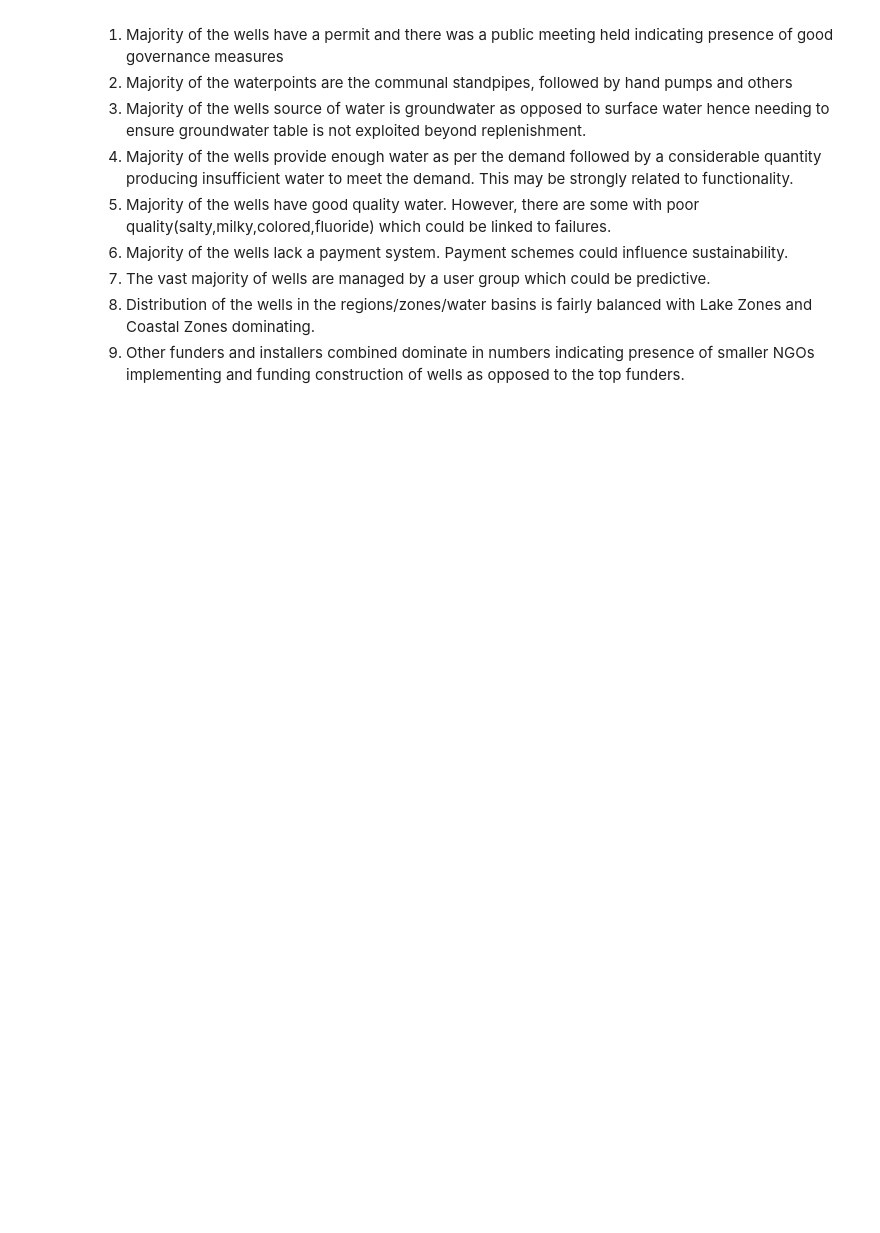
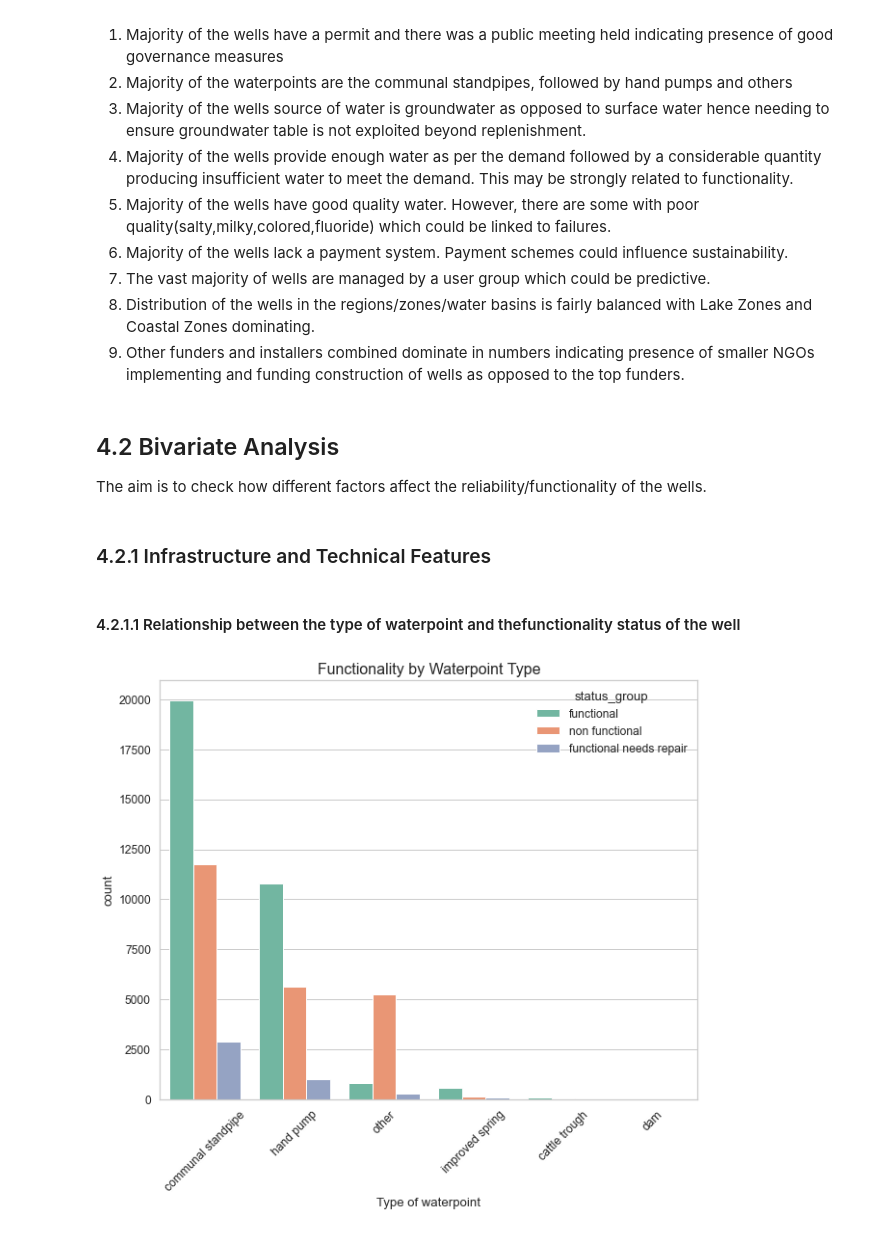
Before and after one commit to HuldahCR/Tanzanian_Water_Well_Risk_Model, a Jupyter notebook: notebooks/Tanzanian_Water_Well_Modeling.ipynb, the cells around one changed output. Drawn from its saved outputs; the diff is of its cells as text; code cells hidden in the pictures; blank space fills up the shorter version.

Commit message:
Bivariate and Multivariate EDA

```diff
--- a/notebooks/Tanzanian_Water_Well_Modeling.ipynb
+++ b/notebooks/Tanzanian_Water_Well_Modeling.ipynb
@@ -1716,3 +1717,20 @@ for col in categorical_cols:
 7. The vast majority of wells are managed by a user group which could be predictive.
 8. Distribution of the wells in the regions/zones/water basins is fairly balanced with Lake Zones and Coastal Zones dominating.
 9. Other funders and installers combined dominate in numbers indicating presence of smaller NGOs implementing and funding construction of wells as opposed to the top funders.
+# %% [markdown]
+## 4.2 Bivariate Analysis
+
+The aim is to check how different factors affect the reliability/functionality of the wells.
+# %% [markdown]
+### 4.2.1 Infrastructure and Technical Features
+# %% [markdown]
+#### 4.2.1.1 Relationship between the type of waterpoint and thefunctionality status of the well
+# %%
+plt.figure(figsize=(10,8))
+sns.countplot(data=train_df1, x="waterpoint_type_group", hue="status_group")
+plt.xticks(rotation=45)
+plt.title("Functionality by Waterpoint Type", fontsize=16)
+plt.xlabel("Type of waterpoint")
+plt.show()
+# %% [output]
+[figure, added]
```
Also changed, not shown: parts of 44 cells of this notebook.
